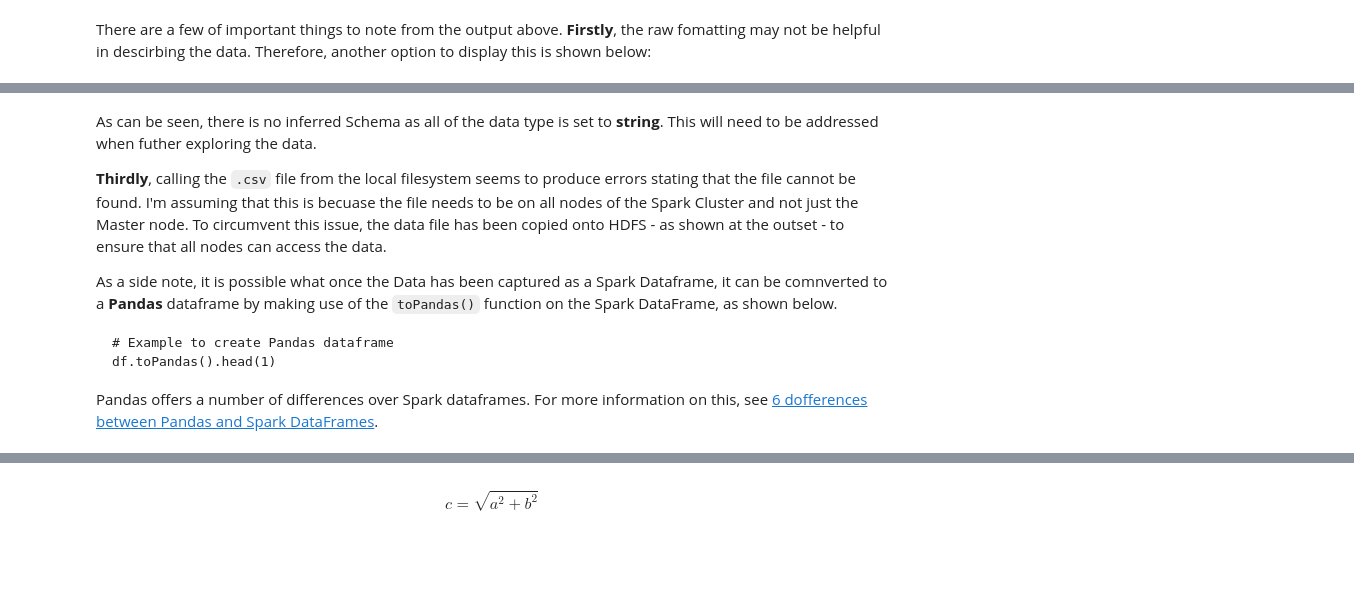
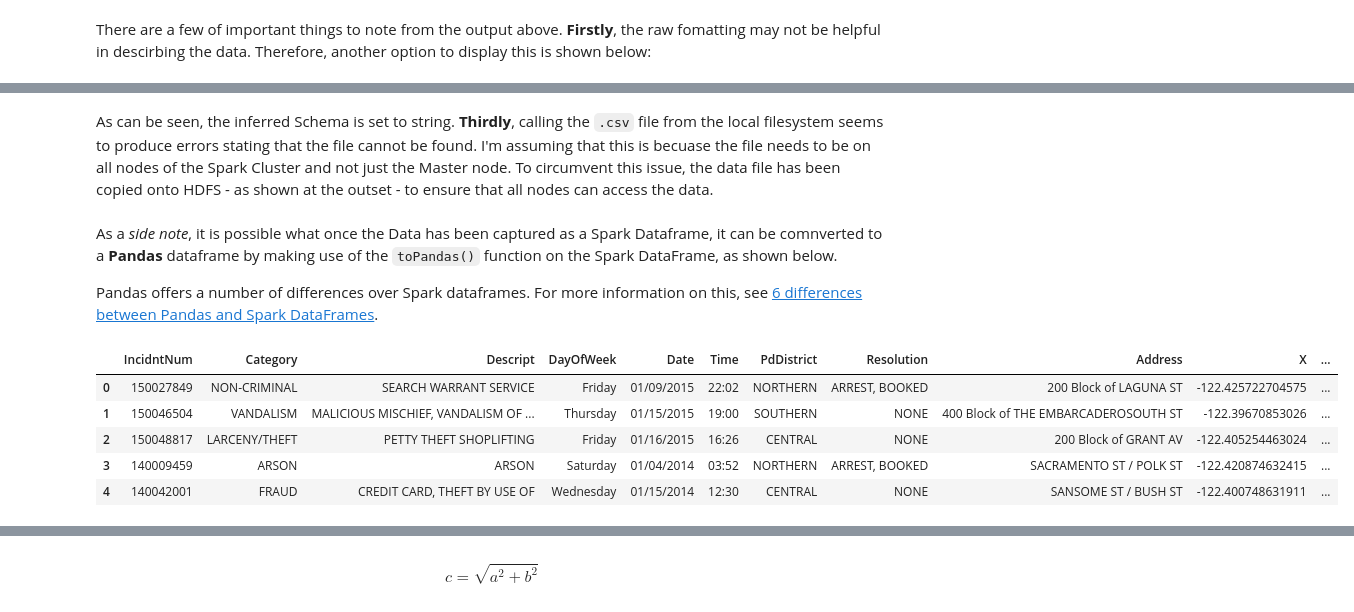
Before and after one commit to darkreapyre/Big-Data-Analytics, a Jupyter notebook: Working with Data in Spark/2. Exploratory Data Analysis using Spark and Python.ipynb, the cells around one changed output, grey strips where cells are left out. Drawn from its saved outputs; the diff is of its cells as text; code cells hidden in the pictures; blank space fills up the shorter version.

````diff
--- a/Working with Data in Spark/2. Exploratory Data Analysis using Spark and Python.ipynb
+++ b/Working with Data in Spark/2. Exploratory Data Analysis using Spark and Python.ipynb
@@ -41,10 +161,10 @@ hdfs dfs -ls /data/
 The first proceedure we will use to get the data into Spark, is `spark-csv` from [__Databricks__](http://spark-packages.org/package/databricks/spark-csv). This package allows us to import `.csv` data into a Spark DataFrame, using the example below:
 # %%
 # HDFS location of the downloaded file
-input_csv = "hdfs://master:54310/data/incidents.csv"
+data = "hdfs://master:54310/data/SFPD_Incidents.csv"
 
 # Create a sqlContext variable to read and load the file, captuing the header and schema
-df = sqlContext.read.load(input_csv,
+df = sqlContext.read.load(data,
                           format="com.databricks.spark.csv",
                           header="true",
                           infereSchema="true")
@@ -65,11 +222,17 @@ df.dtypes
 # %% [markdown]
-As can be seen, there is no inferred Schema as all of the data type is set to __string__. This will need to be addressed when futher exploring the data.
-
-__Thirdly__, calling the `.csv` file from the local filesystem seems to produce errors stating that the file cannot be found. I'm assuming that this is becuase the file needs to be on all nodes of the Spark Cluster and not just the Master node. To circumvent this issue, the data file has been copied onto HDFS - as shown at the outset - to ensure that all nodes can access the data.
-
-As a side note, it is possible what once the Data has been captured as a Spark Dataframe, it can be comnverted to a __Pandas__ dataframe by making use of the `toPandas()` function on the Spark DataFrame, as shown below.
-```
-# Example to create Pandas dataframe
-df.toPandas().head(1)
-```
-Pandas offers a number of differences over Spark dataframes. For more information on this, see [6 dofferences between Pandas and Spark DataFrames](https://medium.com/@chris_bour/6-differences-between-pandas-and-spark-dataframes-1380cec394d2#.x2a9hwn4z).
+As can be seen, the inferred Schema is set to string. __Thirdly__, calling the `.csv` file from the local filesystem seems to produce errors stating that the file cannot be found. I'm assuming that this is becuase the file needs to be on all nodes of the Spark Cluster and not just the Master node. To circumvent this issue, the data file has been copied onto HDFS - as shown at the outset - to ensure that all nodes can access the data.
+# %% [markdown]
+As a *side note*, it is possible what once the Data has been captured as a Spark Dataframe, it can be comnverted to a __Pandas__ dataframe by making use of the `toPandas()` function on the Spark DataFrame, as shown below.
+
+Pandas offers a number of differences over Spark dataframes. For more information on this, see [6 differences between Pandas and Spark DataFrames](https://medium.com/@chris_bour/6-differences-between-pandas-and-spark-dataframes-1380cec394d2#.x2a9hwn4z).
+# %%
+df = df.toPandas()
+# %%
+df.head()
+# %% [output]
+|  | IncidntNum | Category | Descript | DayOfWeek | Date | Time | PdDistrict | Resolution | Address | X | ... |
+| 0 | 150027849 | NON-CRIMINAL | SEARCH WARRANT SERVICE | Friday | 01/09/2015 | 22:02 | NORTHERN | ARREST, BOOKED | 200 Block of LAGUNA ST | -122.425722704575 | ... |
+| 1 | 150046504 | VANDALISM | MALICIOUS MISCHIEF, VANDALISM OF ... | Thursday | 01/15/2015 | 19:00 | SOUTHERN | NONE | 400 Block of THE EMBARCADEROSOUTH ST | -122.39670853026 | ... |
+| 2 | 150048817 | LARCENY/THEFT | PETTY THEFT SHOPLIFTING | Friday | 01/16/2015 | 16:26 | CENTRAL | NONE | 200 Block of GRANT AV | -122.405254463024 | ... |
+| 3 | 140009459 | ARSON | ARSON | Saturday | 01/04/2014 | 03:52 | NORTHERN | ARREST, BOOKED | SACRAMENTO ST / POLK ST | -122.420874632415 | ... |
+| 4 | 140042001 | FRAUD | CREDIT CARD, THEFT BY USE OF | Wednesday | 01/15/2014 | 12:30 | CENTRAL | NONE | SANSOME ST / BUSH ST | -122.400748631911 | ... |
````
Also changed, not shown: parts of 37 cells of this notebook, 1 other file.
